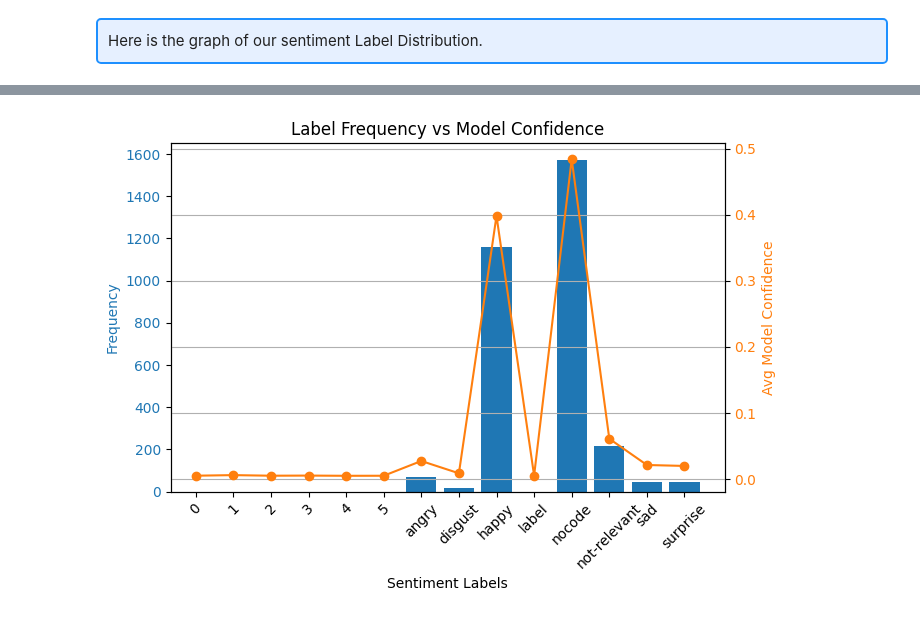
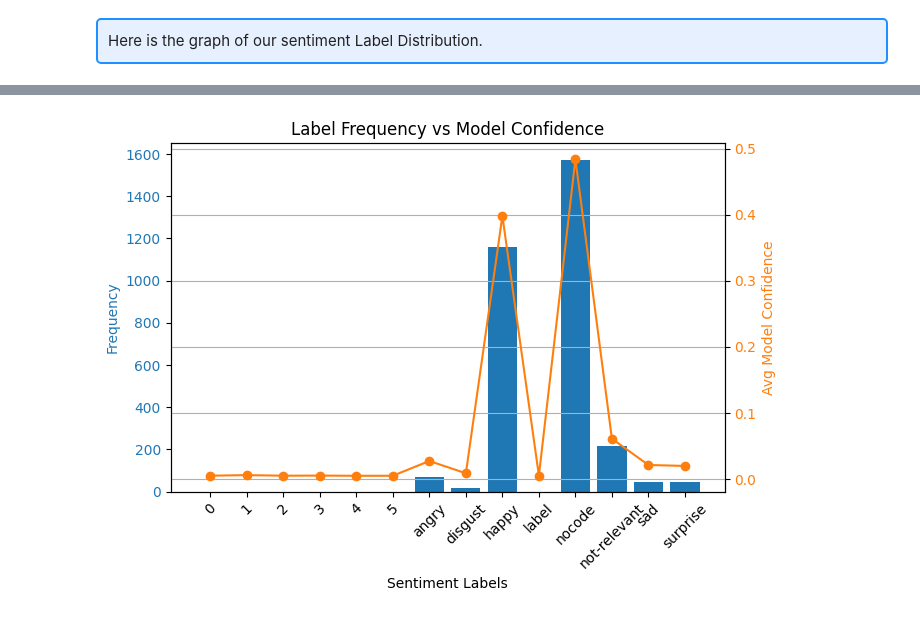
Before and after one commit to jeelfaldu7/transformer_sentiment_analysis, a Jupyter notebook: DataJams_Jimmy.ipynb, the cells around one changed output, grey strips where cells are left out. Cells and saved outputs as stored; diff of their text form; code cells hidden in the pictures.

```diff
--- a/DataJams_Jimmy.ipynb
+++ b/DataJams_Jimmy.ipynb
@@ -465,37 +465,38 @@ probs = torch.sigmoid(torch.tensor(preds.predictions)).numpy()
 avg_probs = probs.mean(axis=0)
 
 # Label frequency
-label_freq = exploded_labels['label_split'].value_counts().sort_index()
+label_freq = exploded_labels['label_split'].value_counts()
+
+# Create a Series for average predicted probabilities
 avg_probs_series = pd.Series(avg_probs, index=mlb.classes_)
 
 # Combine into one DataFrame
 analysis_df = pd.DataFrame({
-    'Frequency': label_freq,
+    'Frequency': label_freq.reindex(mlb.classes_, fill_value=0),
     'Avg_Model_Confidence': avg_probs_series
 })
 
 fig, ax1 = plt.subplots(figsize=(7, 5))
 
 # Bar plot for frequency (left y-axis)
 color = 'tab:blue'
 ax1.set_xlabel('Sentiment Labels')
 ax1.set_ylabel('Frequency', color=color)
 ax1.bar(analysis_df.index, analysis_df['Frequency'], color=color, label='Frequency')
 ax1.tick_params(axis='y', labelcolor=color)
 ax1.tick_params(axis='x', rotation=45)
 
 # Twin axis for model confidence (right y-axis)
 ax2 = ax1.twinx()
 color = 'tab:orange'
 ax2.set_ylabel('Avg Model Confidence', color=color)
 ax2.plot(analysis_df.index, analysis_df['Avg_Model_Confidence'], color=color, marker='o', label='Avg_Model_Confidence')
 ax2.tick_params(axis='y', labelcolor=color)
 
-# Title and layout
 plt.title('Label Frequency vs Model Confidence')
-fig.tight_layout()
+plt.tight_layout()
 plt.grid(True)
 plt.show()
 # %% [output]
 [interactive output not drawn]
-[figure, old version]
+[figure, new version]
```
Also changed, not shown: parts of 2 cells of this notebook.
